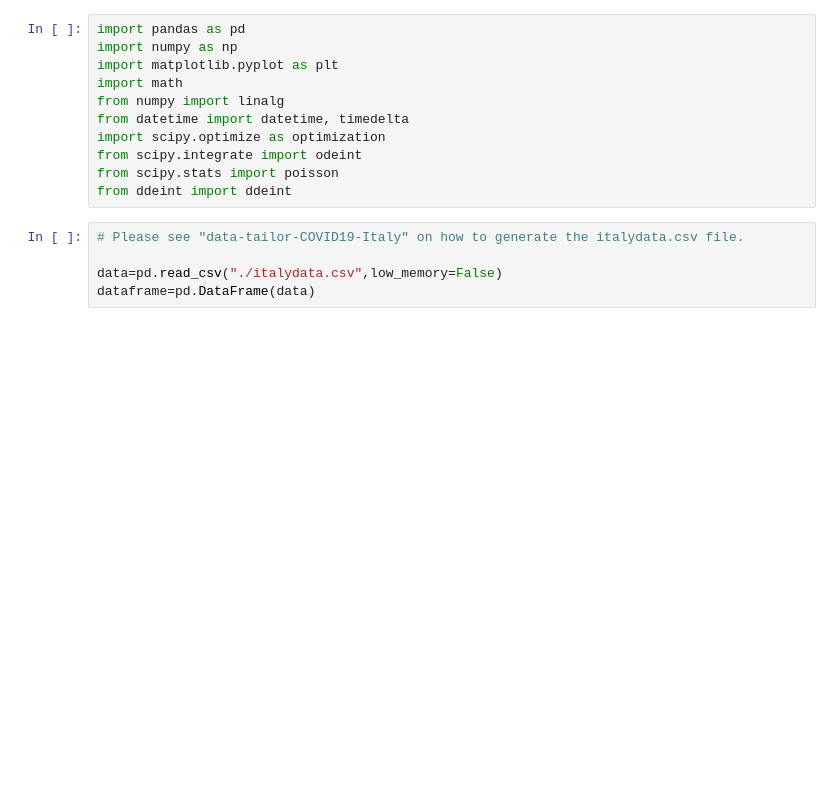
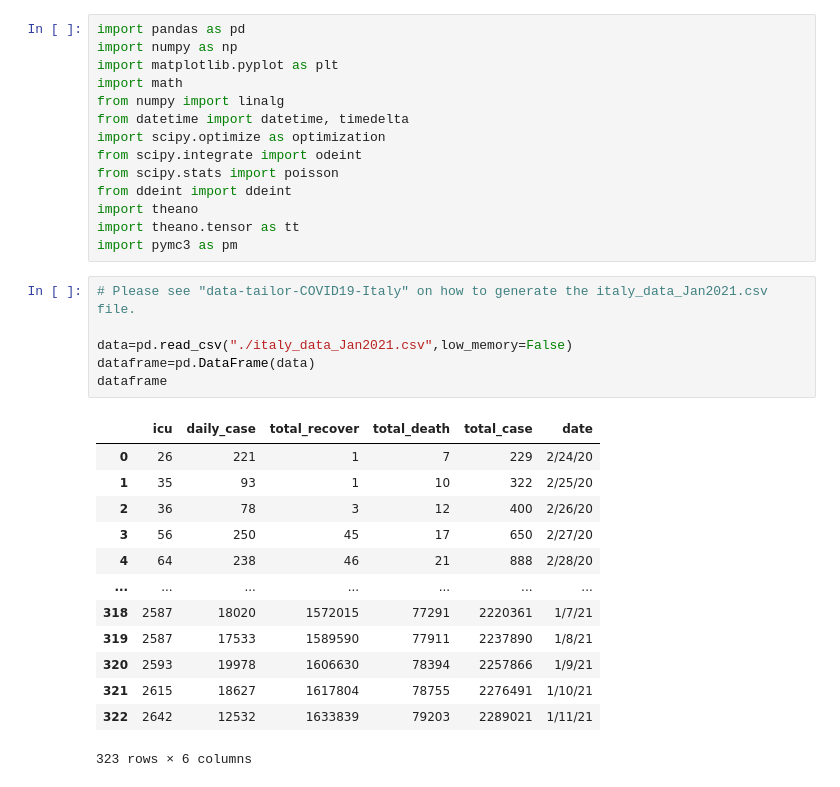
Before and after one commit to xxh314/COVID19-bloodtransfusionmodel, a Jupyter notebook: data-fitting-COVID19-Italy.ipynb, the cells around one changed output. Drawn from its saved outputs; the diff is of its cells as text; blank space fills up the shorter version.

```diff
--- a/data-fitting-COVID19-Italy.ipynb
+++ b/data-fitting-COVID19-Italy.ipynb
@@ -9,8 +9,26 @@ import scipy.optimize as optimization
 from scipy.integrate import odeint
 from scipy.stats import poisson
 from ddeint import ddeint
+import theano
+import theano.tensor as tt
+import pymc3 as pm
 # %%
-# Please see "data-tailor-COVID19-Italy" on how to generate the italydata.csv file.
+# Please see "data-tailor-COVID19-Italy" on how to generate the italy_data_Jan2021.csv file.
 
-data=pd.read_csv("./italydata.csv",low_memory=False)
+data=pd.read_csv("./italy_data_Jan2021.csv",low_memory=False)
 dataframe=pd.DataFrame(data)
+dataframe
+# %% [output]
+|  | icu | daily_case | total_recover | total_death | total_case | date |
+| 0 | 26 | 221 | 1 | 7 | 229 | 2/24/20 |
+| 1 | 35 | 93 | 1 | 10 | 322 | 2/25/20 |
+| 2 | 36 | 78 | 3 | 12 | 400 | 2/26/20 |
+| 3 | 56 | 250 | 45 | 17 | 650 | 2/27/20 |
+| 4 | 64 | 238 | 46 | 21 | 888 | 2/28/20 |
+| ... | ... | ... | ... | ... | ... | ... |
+| 318 | 2587 | 18020 | 1572015 | 77291 | 2220361 | 1/7/21 |
+| 319 | 2587 | 17533 | 1589590 | 77911 | 2237890 | 1/8/21 |
+| 320 | 2593 | 19978 | 1606630 | 78394 | 2257866 | 1/9/21 |
+| 321 | 2615 | 18627 | 1617804 | 78755 | 2276491 | 1/10/21 |
+| 322 | 2642 | 12532 | 1633839 | 79203 | 2289021 | 1/11/21 |
+323 rows × 6 columns
```
Also changed, not shown: parts of 17 cells of this notebook, 1 other file.
